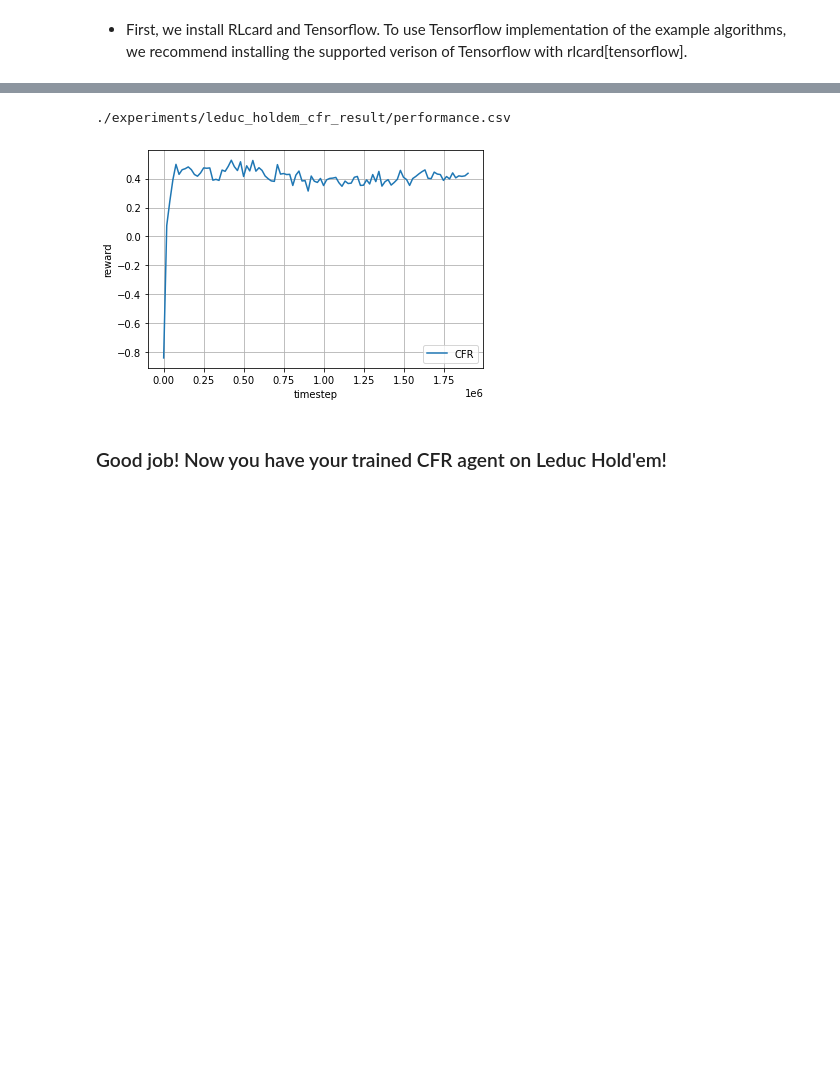
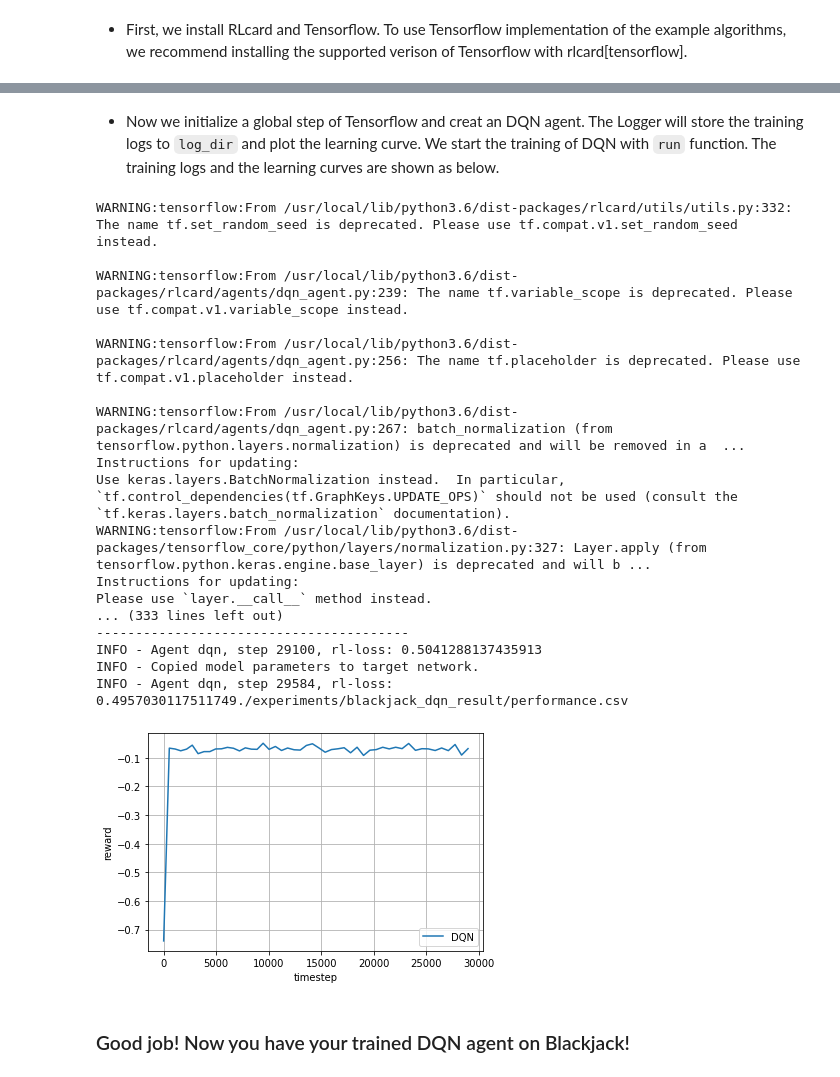
Before and after one commit to datamllab/rlcard-tutorial, a Jupyter notebook: python/blackjack_mutiple_process.ipynb, the cells around one changed output, grey strips where cells are left out. Saved outputs shown, nothing was run; the diff lists cells and outputs as text; code cells hidden in the pictures; blank space fills up the shorter version.

```diff
--- a/python/blackjack_mutiple_process.ipynb
+++ b/python/blackjack_mutiple_process.ipynb
@@ -136,9 +58,24 @@ Iteration 9999
-# %%
-# Close files in the logger
-logger.close_files()
-
-# Plot the learning curve
-logger.plot('CFR')
-# %% [output]
-./experiments/leduc_holdem_cfr_result/performance.csv
-[figure, removed]
+# %%
+def main():
+    # Make environment
+    env = rlcard.make('blackjack', config={'seed': 0, 'env_num': 4})
+    eval_env = rlcard.make('blackjack', config={'seed': 0, 'env_num': 4})
+
+    # Set the iterations numbers and how frequently we evaluate performance
+    evaluate_every = 100
+    evaluate_num = 10000
+    iteration_num = 5000
+
+    # The intial memory size
+    memory_init_size = 100
+
+    # Train the agent every X steps
+    train_every = 1
+
+    # The paths for saving the logs and learning curves
+    log_dir = './experiments/blackjack_dqn_result/'
+
+    # Set a global seed
+    set_global_seed(0)
+# %% [markdown]
+* Now we initialize a global step of Tensorflow and creat an DQN agent. The Logger will store the training logs to `log_dir` and plot the learning curve. We start the training of DQN with `run` function. The training logs and the learning curves are shown as below.
@@ -145,2 +124,24 @@ logger.plot('CFR')
+# %%
+if __name__ == '__main__':
+    main()
+# %% [output]
+WARNING:tensorflow:From /usr/local/lib/python3.6/dist-packages/rlcard/utils/utils.py:332: The name tf.set_random_seed is deprecated. Please use tf.compat.v1.set_random_seed instead.
+
+WARNING:tensorflow:From /usr/local/lib/python3.6/dist-packages/rlcard/agents/dqn_agent.py:239: The name tf.variable_scope is deprecated. Please use tf.compat.v1.variable_scope instead.
+
+WARNING:tensorflow:From /usr/local/lib/python3.6/dist-packages/rlcard/agents/dqn_agent.py:256: The name tf.placeholder is deprecated. Please use tf.compat.v1.placeholder instead.
+
+WARNING:tensorflow:From /usr/local/lib/python3.6/dist-packages/rlcard/agents/dqn_agent.py:267: batch_normalization (from tensorflow.python.layers.normalization) is deprecated and will be removed in a  ...
+Instructions for updating:
+Use keras.layers.BatchNormalization instead.  In particular, `tf.control_dependencies(tf.GraphKeys.UPDATE_OPS)` should not be used (consult the `tf.keras.layers.batch_normalization` documentation).
+WARNING:tensorflow:From /usr/local/lib/python3.6/dist-packages/tensorflow_core/python/layers/normalization.py:327: Layer.apply (from tensorflow.python.keras.engine.base_layer) is deprecated and will b ...
+Instructions for updating:
+Please use `layer.__call__` method instead.
+... (333 lines left out)
+----------------------------------------
+INFO - Agent dqn, step 29100, rl-loss: 0.5041288137435913
+INFO - Copied model parameters to target network.
+INFO - Agent dqn, step 29584, rl-loss: 0.4957030117511749./experiments/blackjack_dqn_result/performance.csv
+[figure, added]
 # %% [markdown]
-### Good job! Now you have your trained CFR agent on Leduc Hold'em!
+### Good job! Now you have your trained DQN agent on Blackjack!
```
Also changed, not shown: parts of 11 cells of this notebook.
